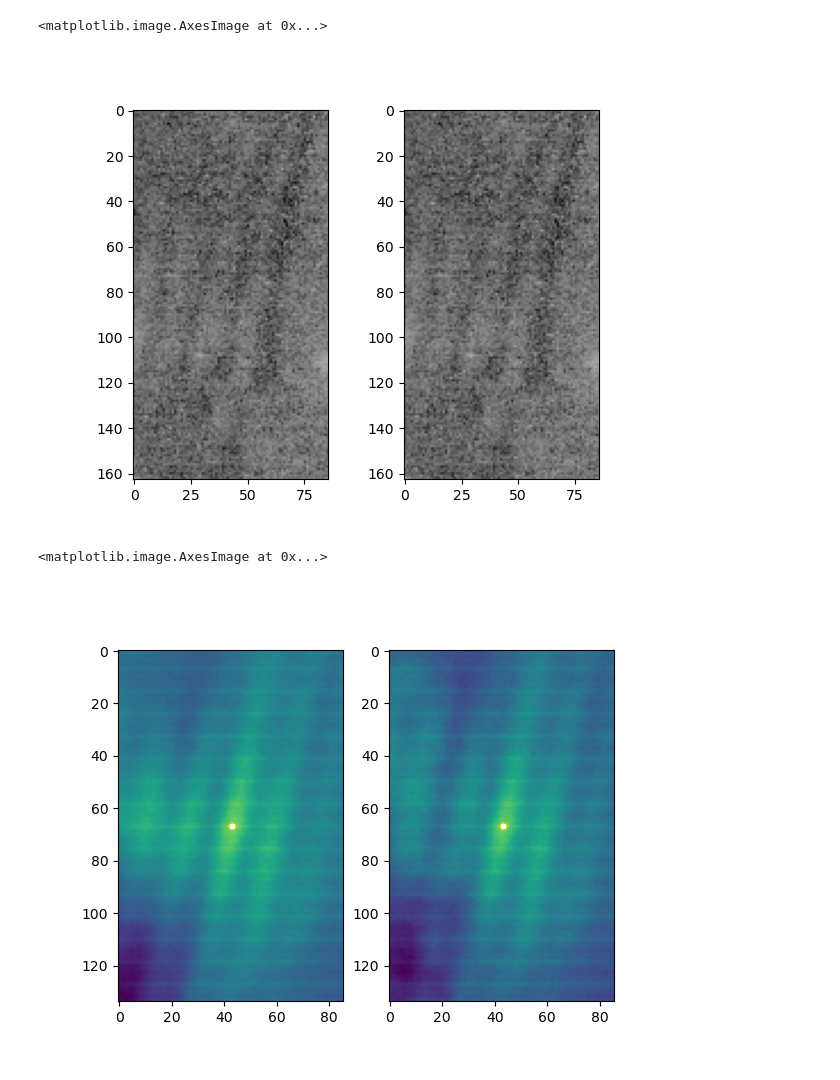
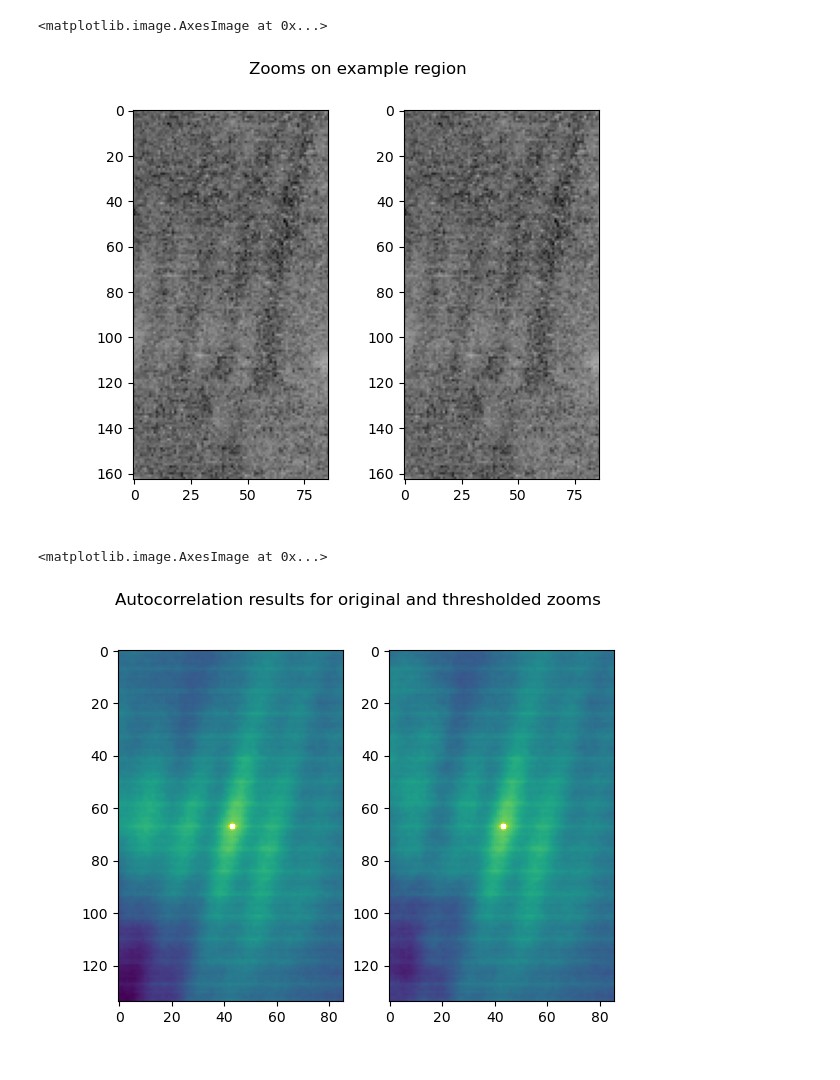
Before and after one commit to zyjux/harmonic_gw, a Jupyter notebook: local_autocorrelation.ipynb, the cells around one changed output. Drawn from its saved outputs; the diff is of its cells as text; code cells hidden in the pictures.

```diff
--- a/local_autocorrelation.ipynb
+++ b/local_autocorrelation.ipynb
@@ -28,11 +30,12 @@ img_crop = img_array[67:230, 328:414]
 img_crop_thresh = img_array_thresh[67:230, 328:414]
 # %%
 F, ax = plt.subplots(1, 2)
+F.suptitle("Zooms on example region")
 ax[0].imshow(img_crop, cmap='gray', clim=(0, 255))
 ax[1].imshow(img_crop_thresh, cmap='gray', clim=(0, 255))
 # %% [output]
 <matplotlib.image.AxesImage at 0x...>
-[figure, old version]
+[figure, new version]
 # %%
 def auto_correlate(img, x, y, width, height, xrange=None, yrange=None):
     if xrange==None:
@@ -63,12 +66,16 @@ def auto_correlate(img, x, y, width, height, xrange=None, yrange=None):
 # %%
 corr_img = auto_correlate(img_array.astype('float64'), 328, 67, 86, 163, yrange=67)
 corr_img_thresh = auto_correlate(img_array_thresh, 328, 67, 86, 163, yrange=67)
+# %%
+vmin = min([np.nanmin(corr_img), np.nanmin(corr_img_thresh)])
+vmax = max([np.nanmax(corr_img), np.nanmax(corr_img_thresh)])
 # %%
 F, ax = plt.subplots(1, 2)
-ax[0].imshow(corr_img, cmap='viridis')
-ax[1].imshow(corr_img_thresh, cmap='viridis')
+F.suptitle("Autocorrelation results for original and thresholded zooms")
+ax[0].imshow(corr_img, cmap='viridis', clim=(vmin, vmax))
+ax[1].imshow(corr_img_thresh, cmap='viridis', clim=(vmin, vmax))
 # %% [output]
 <matplotlib.image.AxesImage at 0x...>
-[figure, old version]
+[figure, new version]
 # %%
 x = np.linspace(0, 60, 1000)
```
Also changed, not shown: parts of 9 cells of this notebook.
